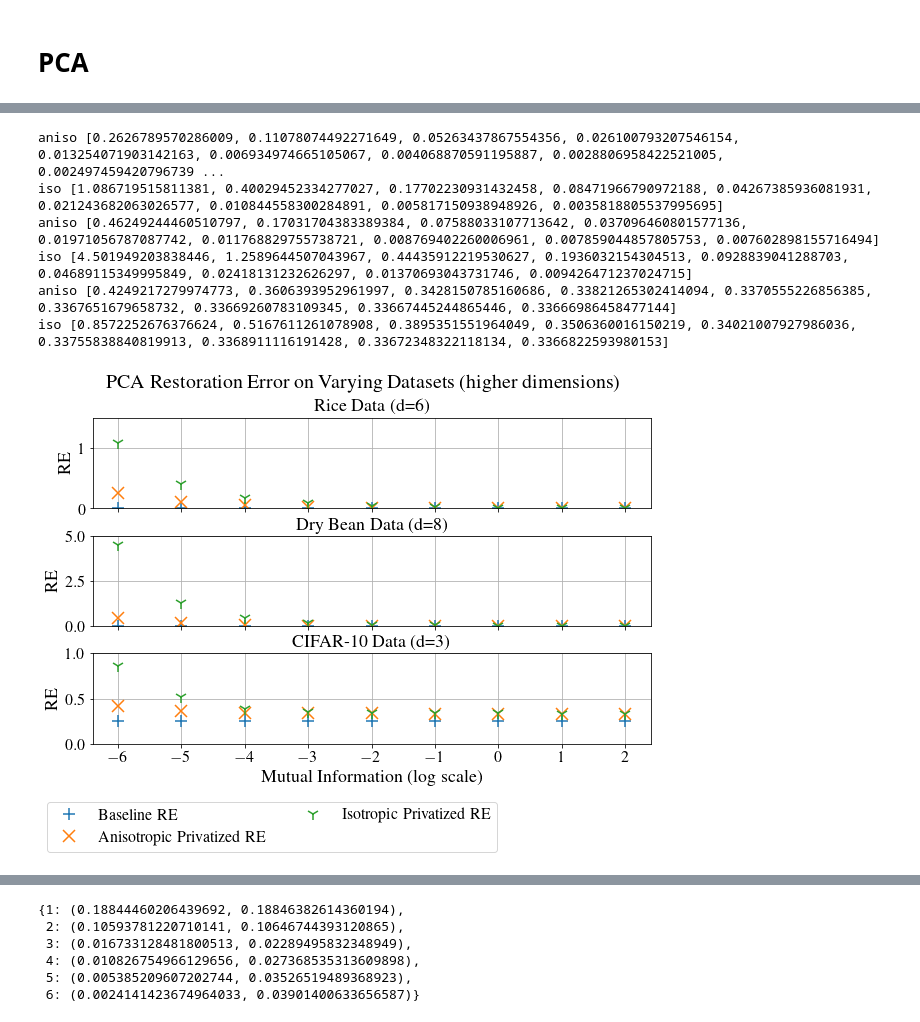
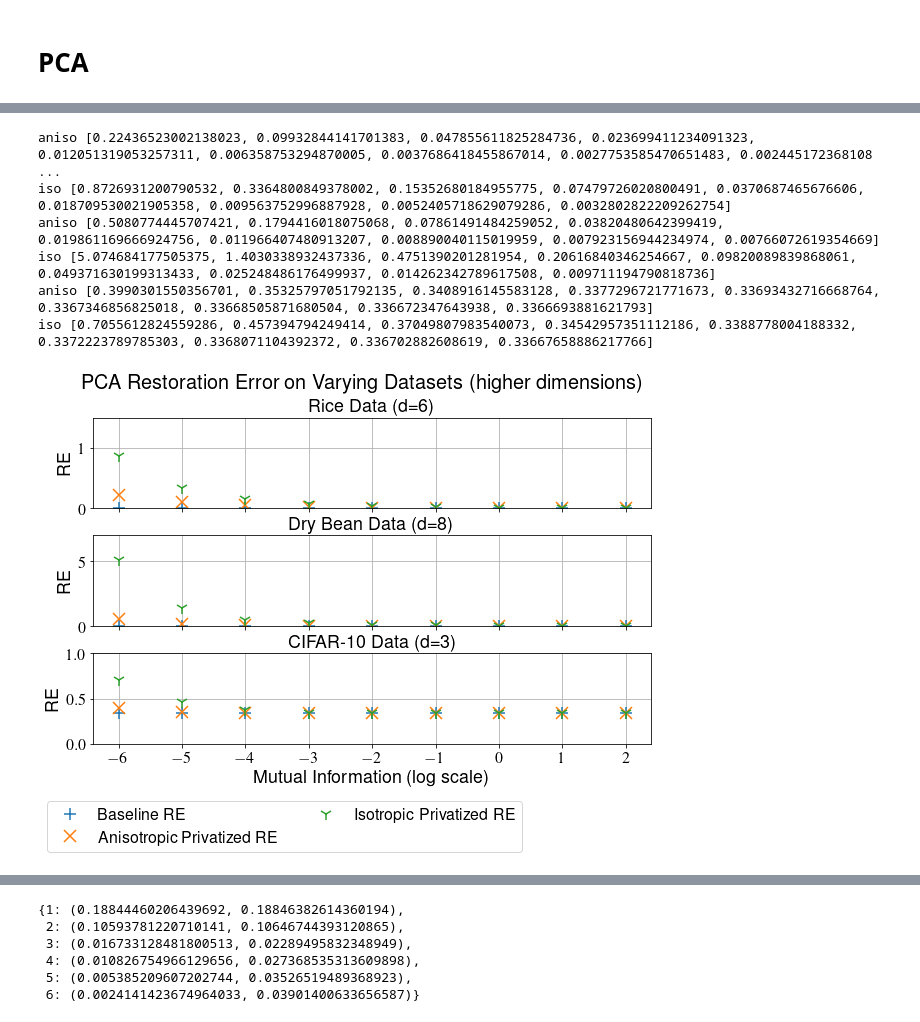
Before and after one commit to mayuri95/pac_algs, a Jupyter notebook: hybrid viz.ipynb, the cells around one changed output, grey strips where cells are left out. Drawn from its saved outputs; the diff is of its cells as text; code cells hidden in the pictures.

```diff
--- a/hybrid viz.ipynb
+++ b/hybrid viz.ipynb
@@ -229,11 +243,11 @@ iso_fnames = ["hybrid_data/iris_iso_acc_mi={}.pkl",
 data_types = ['iris', 'rice', 'bean']
 titles = ["Iris Data (C=0.05)", "Rice Data (C=0.05)", "Dry Bean (C=0.005)"]
 fig, axes = plt.subplots(3, sharex=True, figsize=(10, 6))
-baseline_vals = [0.7142857142857043, 0.9273204903677511, 0.8224344844477134]
+baseline_vals = [0.7142857142857043, 0.9308231173380125, 0.8253734998775232]
 # reg = 0.05
 C_vals = [0.05, 0.05, 0.005]
 ys = [(0.25, 1.), (0.25, 1.), (0, 1)]
-
+#
 
 for ind, data in enumerate(data_types):
     tmp, iso_tmp = {}, {}
@@ -292,7 +306,8 @@ data_types = ['iris', 'rice']
 titles = ["Iris Data", "Rice Data"]
 fig, axes = plt.subplots(2, sharex=True, figsize=(10, 4))
 
-baseline_vals = [0.9059795918367456, 0.9143038528896621]
+baseline_vals = [0.9183673469387877, 0.9325744308231315]
+
 
 for ind, data in enumerate(data_types):
 #     if ind == 0:
@@ -355,10 +370,11 @@ iso_fnames = ["hybrid_dt/iris_iso_acc_auto_reg={}_mi={}.pkl",
 # iris_iso_acc_auto_reg=(0.01, 0.2, 0.8)_mi=0.015625.pkl
 
 data_types = ['iris', 'rice']
-titles = ["Regularized Iris Data; ($p$, $w_1$, $w_2$) = (0.01, 0.2, 0.45)", "Regularized Rice Data; ($p$, $w_1$, $w_2$) = (0.01, 0.51, 0.35)"]
+# p, w2, 1-w1
+titles = ["Regularized Iris Data; ($p$, $w_1$, $w_2$) = (0.01, 0.2, 0.2)", "Regularized Rice Data; ($p$, $w_1$, $w_2$) = (0.01, 0.49, 0.35)"]
 fig, axes = plt.subplots(2, sharex=True, figsize=(10, 4))
 
-baseline_vals = [0.9214489795918493, 0.8886926444833576]
+baseline_vals = [0.9387755102040937, 0.8791593695271682]
 
 for ind, data in enumerate(data_types):
 #     if ind == 0:
@@ -426,7 +442,8 @@ iso_fnames = ["hybrid_pca/rice_iso_pca_dist_mi_{}.pkl",
 data_types = ['Rice', 'Bean', 'CIFAR-10']
 titles = ["Rice Data", "Dry Bean Data", "CIFAR-10 Data"]
 fig, axes = plt.subplots(3, sharex=True, figsize=(10, 6))
-baseline_vals = [0.18611901921815577, 0.17301997993064594, 0.3899007380447762]
+baseline_vals = [0.1849155953315176, 0.16837339048944142, 0.389900738044782]
+
 dim = 1
 ys = [(0, 0.25), (0, 0.25), (0, 1)]
 for ind, data in enumerate(data_types):
@@ -476,19 +493,19 @@ plt.savefig('hybrid_figs/pca_d=1.png', bbox_inches = "tight")
 true_x_vals = [0.015625, 0.03125, 0.0625, 0.125, 0.25, 0.5, 1.0, 2.0, 4.0]
 # 0.015625, 0.03125, 0.0625, 0.125,
 
-fnames = ["hybrid_data/rice_pca_dist_mi_{}.pkl",
-          "hybrid_data/bean_pca_dist_mi_{}.pkl",
-          "hybrid_data/cifar10_pca_dist_d=3_mi_{}.pkl"]
+fnames = ["hybrid_pca/rice_pca_dist_mi_{}.pkl",
+          "hybrid_pca/bean_pca_dist_mi_{}.pkl",
+          "hybrid_pca/cifar10_pca_dist_mi_{}.pkl"]
 
-iso_fnames = ["hybrid_data/rice_iso_pca_dist_mi_{}.pkl",
-              "hybrid_data/bean_iso_pca_dist_mi_{}.pkl",
-          "hybrid_data/iso_cifar10_pca_dist_d=3_mi_{}.pkl"]
+iso_fnames = ["hybrid_pca/rice_iso_pca_dist_mi_{}.pkl",
+              "hybrid_pca/bean_iso_pca_dist_mi_{}.pkl",
+          "hybrid_pca/cifar10_iso_pca_dist_mi_{}.pkl"]
 
 data_types = ['Rice', 'Bean', 'CIFAR-10']
 titles = ["Rice Data (d=6)", "Dry Bean Data (d=8)", "CIFAR-10 Data (d=3)"]
 fig, axes = plt.subplots(3, sharex=True, figsize=(10, 6))
-ys = [(0, 1.5), (0, 5), (0, 1)]
-baseline_vals = [0.0023146231348407233, 0.008035484748637453, 0.2537465389574448]
+ys = [(0, 1.5), (0, 7), (0, 1)]
+baseline_vals = [0.0022962300805914066, 0.007807878351306268, 0.33665230833154924]
 
 dims = [6, 8, 3]
 for ind, data in enumerate(data_types):
@@ -505,40 +522,40 @@ for ind, data in enumerate(data_types):
         acc_dict[mi] = (tmp[mi][0], tmp[mi][1])
         iso_acc_dict[mi] = (iso_tmp[mi][0], iso_tmp[mi][1])
     sorted_keys = sorted(acc_dict.keys())
     subsampling_ys = [min(acc_dict[k][0] for k in sorted_keys)]*len(sorted_keys)
     hybrid_priv_ys = [acc_dict[k][1] for k in sorted_keys]
     print('aniso', hybrid_priv_ys)
     iso_priv_ys = [iso_acc_dict[k][1] for k in sorted_keys]
     print('iso', iso_priv_ys)
 
     transformed_x_vals = [np.log2(x) for x in true_x_vals]
     ax.plot(transformed_x_vals, [baseline_vals[ind]]*len(transformed_x_vals), '+', markersize=12, mew=1.5, label="Baseline RE")
     ax.plot(transformed_x_vals, hybrid_priv_ys, 'x', markersize=12, mew=1.5, label="Anisotropic Privatized RE")
     ax.plot(transformed_x_vals, iso_priv_ys, '1', markersize=12, mew=1.5, label="Isotropic Privatized RE")
     y_min, y_max = 0, 1.0
     ax.set_ylim(ys[ind][0], ys[ind][1])
 
     ax.set_ylabel("RE", fontsize=18)
     ax.set_title(titles[ind], fontsize=18)
     ax.grid(True)
     ax.tick_params(axis='both', labelsize=16)
 plt.subplots_adjust(hspace=0.3)
 handles, labels = ax.get_legend_handles_labels()
 
 lgd = fig.legend(handles, labels, ncol=2, loc=2, prop={'size': 16}, bbox_to_anchor=(0.05, 0.01))
 plt.xlabel("Mutual Information (log scale)", fontsize=18)
 plt.suptitle("PCA Restoration Error on Varying Datasets (higher dimensions)", fontsize=20)
 plt.savefig('hybrid_figs/pca_higher_dims.png', bbox_inches = "tight")
 
 # print(pickle.load(open(fnames[0].format(true_x_vals[0]), 'rb')))
 # %% [output]
-aniso [0.2626789570286009, 0.11078074492271649, 0.05263437867554356, 0.026100793207546154, 0.013254071903142163, 0.006934974665105067, 0.004068870591195887, 0.0028806958422521005, 0.002497459420796739 ...
-iso [1.086719515811381, 0.40029452334277027, 0.17702230931432458, 0.08471966790972188, 0.04267385936081931, 0.021243682063026577, 0.010844558300284891, 0.005817150938948926, 0.0035818805537995695]
-aniso [0.46249244460510797, 0.17031704383389384, 0.07588033107713642, 0.037096460801577136, 0.01971056787087742, 0.011768829755738721, 0.008769402260006961, 0.007859044857805753, 0.007602898155716494]
-iso [4.501949203838446, 1.2589644507043967, 0.44435912219530627, 0.1936032154304513, 0.0928839041288703, 0.04689115349995849, 0.02418131232626297, 0.01370693043731746, 0.009426471237024715]
-aniso [0.4249217279974773, 0.3606393952961997, 0.3428150785160686, 0.33821265302414094, 0.3370555226856385, 0.3367651679658732, 0.33669260783109345, 0.33667445244865446, 0.33666986458477144]
-iso [0.8572252676376624, 0.5167611261078908, 0.3895351551964049, 0.3506360016150219, 0.34021007927986036, 0.33755838840819913, 0.3368911116191428, 0.33672348322118134, 0.3366822593980153]
+aniso [0.22436523002138023, 0.09932844141701383, 0.047855611825284736, 0.023699411234091323, 0.012051319053257311, 0.006358753294870005, 0.0037686418455867014, 0.0027753585470651483, 0.002445172368108 ...
+iso [0.8726931200790532, 0.3364800849378002, 0.15352680184955775, 0.07479726020800491, 0.0370687465676606, 0.018709530021905358, 0.009563752996887928, 0.0052405718629079286, 0.0032802822209262754]
+aniso [0.5080774445707421, 0.1794416018075068, 0.07861491484259052, 0.03820480642399419, 0.019861169666924756, 0.011966407480913207, 0.008890040115019959, 0.007923156944234974, 0.00766072619354669]
+iso [5.074684177505375, 1.4030338932437336, 0.4751390201281954, 0.20616840346254667, 0.09820089839868061, 0.049371630199313433, 0.025248486176499937, 0.014262342789617508, 0.009711194790818736]
+aniso [0.3990301550356701, 0.35325797051792135, 0.3408916145583128, 0.3377296721771673, 0.33693432716668764, 0.3367346856825018, 0.33668505871680504, 0.336672347643938, 0.3366693881621793]
+iso [0.7055612824559286, 0.457394794249414, 0.37049807983540073, 0.34542957351112186, 0.3388778004188332, 0.3372223789785303, 0.3368071104392372, 0.336702882608619, 0.33667658886217766]
-[figure, old version]
+[figure, new version]
 # %%
 rice_explained_var = [0.6506242290857337, 0.2372633109725393, 0.10945811696346038, 0.0016024579005626536, 0.000758034322984308, 0.00023861549769212874, 5.5235257027472814e-05]
 bean_explained_var = [0.6033534165855733, 0.2785851256823293, 0.06122808727678942, 0.024138050359287788, 0.014463903503995752, 0.009719681204229046, 0.006239885715097228, 0.0014478965394851668, 0.0006314652070022946, 9.090695272258236e-05, 7.09415067980201e-05, 1.94233847840926e-05, 1.0441654611948668e-05, 4.7370085481391416e-07, 1.998135295672295e-07, 1.0091290977246153e-07]
```
Also changed, not shown: parts of 11 cells of this notebook, 20 other files.
